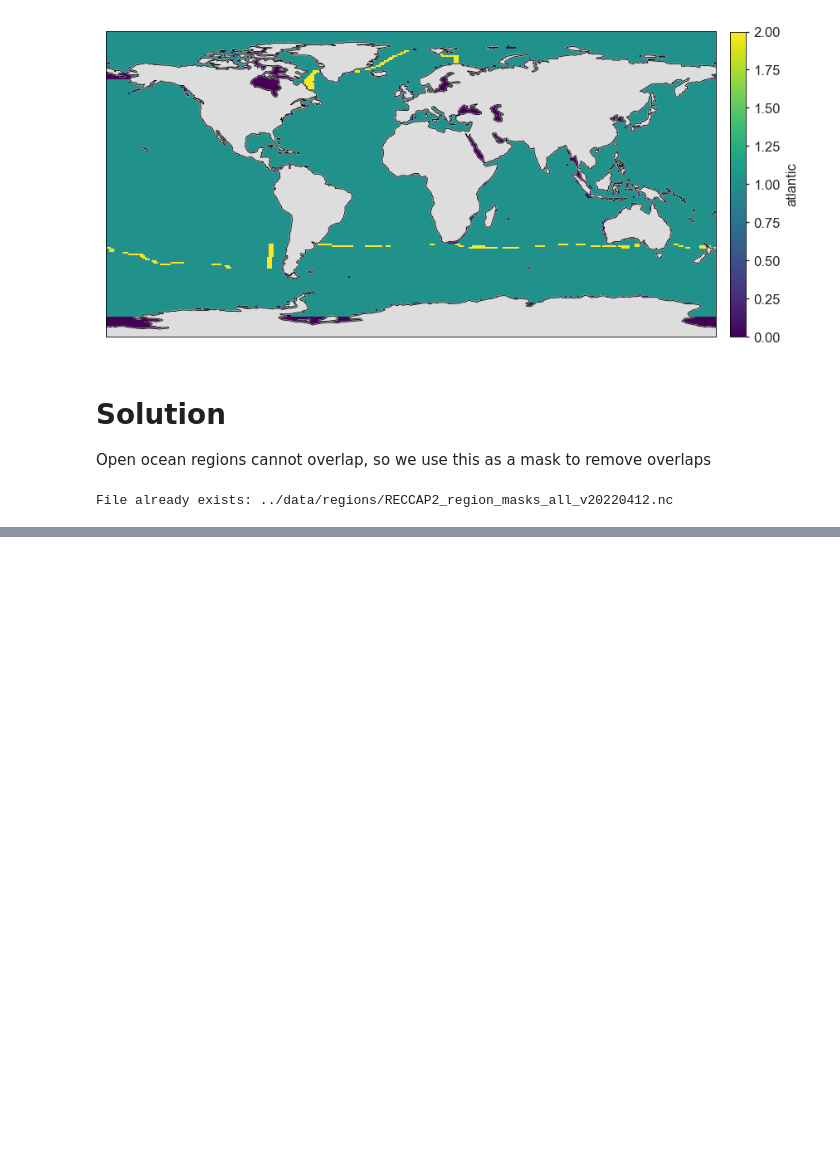
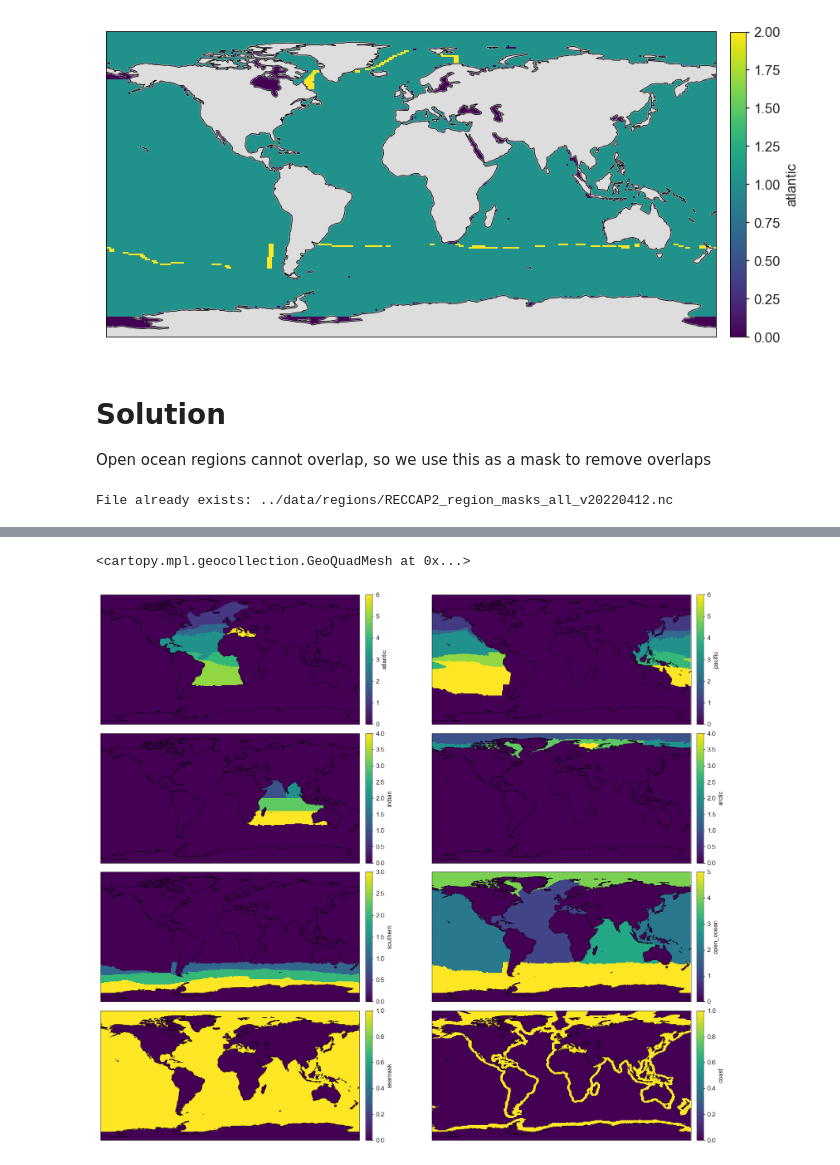
Before and after one commit to RECCAP2-ocean/R2-shared-resources, a Jupyter notebook: notebooks/reccap2-regions.ipynb, the cells around one changed output, grey strips where cells are left out. Drawn from its saved outputs; the diff is of its cells as text; code cells hidden in the pictures; blank space fills up the shorter version.

```diff
--- a/notebooks/reccap2-regions.ipynb
+++ b/notebooks/reccap2-regions.ipynb
@@ -159,0 +186,42 @@ File already exists: ../data/regions/RECCAP2_region_masks_all_v20220412.nc
+# %%
+NOW = pd.Timestamp.now()
+
+r3 = r2.copy()
+r3['atlantic'] = r2.atlantic.where(lambda x: x > 0).bfill('lat').where(r2.open_ocean == 1).astype("int8")
+r3['pacific' ] = r2.pacific .where(lambda x: x > 0).ffill('lat').where(r2.open_ocean == 2).astype("int8")
+r3['indian'  ] = r2.indian  .where(lambda x: x > 0).ffill('lon').bfill('lon').where(r2.open_ocean == 3).astype("int8")
+r3['arctic'  ] = r2.arctic  .where(lambda x: x > 0).ffill('lon').bfill('lon').where(r2.open_ocean == 4).astype("int8")
+r3['southern'] = r2.southern.where(lambda x: x > 0).ffill('lat').where(r2.open_ocean == 5).astype("int8")
+r3['open_ocean'] = r2.open_ocean.where(r3.atlantic | r3.pacific | r3.indian | r3.arctic | r3.southern).fillna(0).astype("int8")
+r3['seamask'] = r2.seamask.where(r3.open_ocean).fillna(0).astype("int8")
+r3['coast'] = r2.coast.where(r3.open_ocean).fillna(0).astype('int8')
+
+base = r3.indian > 0
+r3['indian'] = xr.concat([
+    ((base.lat > 0) & (base.lon < 78) & base).astype(int) * 1,  # arabian sea
+    ((base.lat > 0) & (base.lon > 78) & base).astype(int) * 2,  # bay of bengal
+    ((base.lat > -18) & (base.lat < 0) & base).astype(int) * 3,  # equatorial indian
+    ((base.lat < -18) & base).astype(int) * 4,  # southern indian
+], 'biome').sum('biome').astype("int8")
+
+for key in r3:
+    if 'region_names' in r2[key].attrs:
+        r3[key].attrs = dict(region_name=r2[key].attrs.get('region_names', ''))
+    else:
+        r3[key].attrs = dict(r2[key].attrs)
+
+r3['indian'] = r3.indian.assign_attrs(region_name="1.Arabian Sea, 2.Bay of Bengal, 3.Equatorial Indian, 4.Southern Indian")
+
+r3.attrs = dict(date=f"{NOW.strftime('%Y-%m-%d')}", contact="gregorl@ethz.ch", **r2.attrs)
+
+r3.atlantic.map(robust=False, pos=421)
+r3.pacific .map(robust=False, pos=422)
+r3.indian  .map(robust=False, pos=423)
+r3.arctic  .map(robust=False, pos=424)
+r3.southern.map(robust=False, pos=425)
+r3.open_ocean.map(robust=False, pos=426)
+r3.seamask.map(robust=False, pos=427)
+r3.coast.map(robust=False, pos=428)
+# %% [output]
+<cartopy.mpl.geocollection.GeoQuadMesh at 0x...>
+[figure, added]
```
Also changed, not shown: parts of 6 cells of this notebook, 4 other files.
